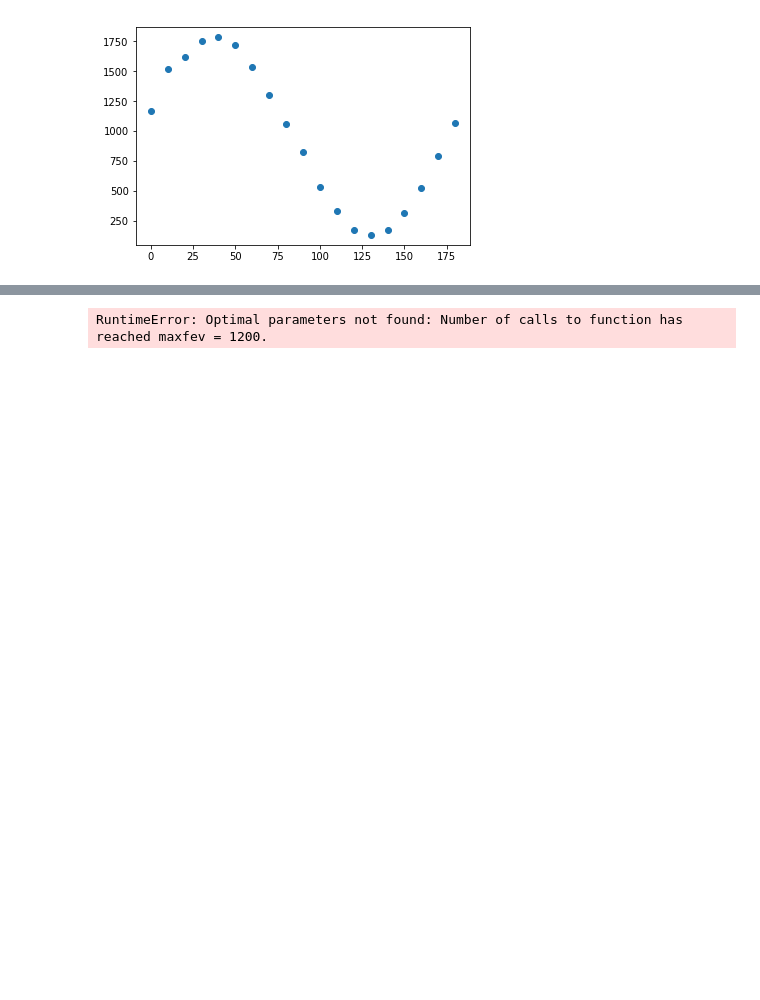
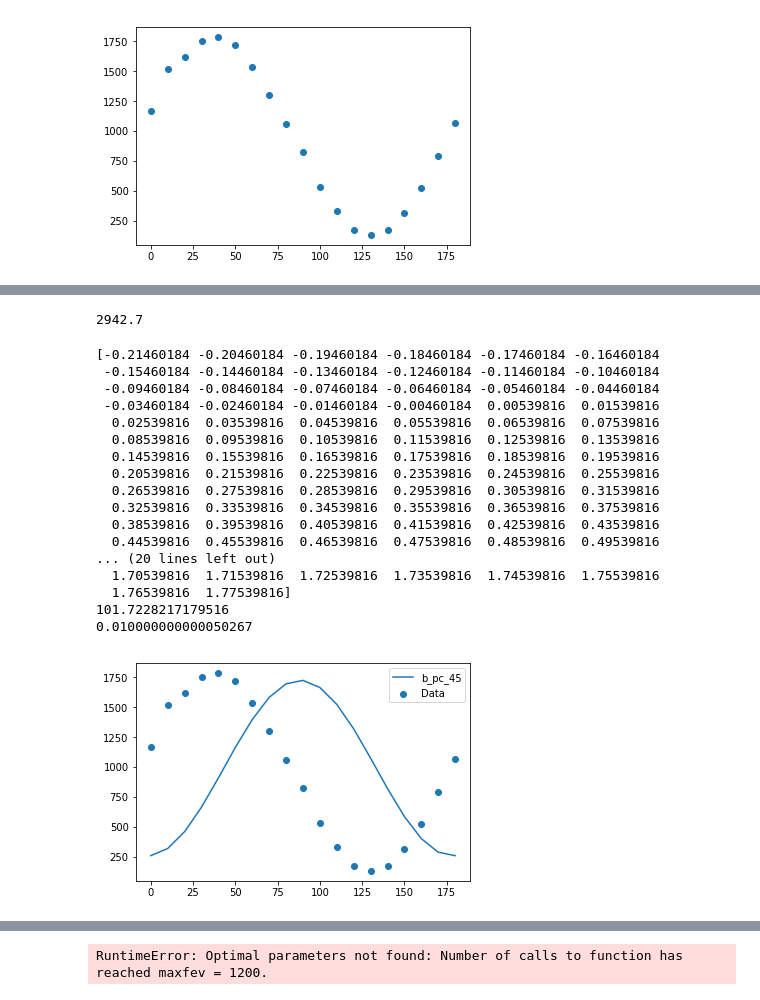
Before and after one commit to indibl99/adv_lab, a Jupyter notebook: Bells_Analysis.ipynb, the cells around one changed output, grey strips where cells are left out. Cells and saved outputs as stored; diff of their text form; code cells hidden in the pictures; blank space fills up the shorter version.

```diff
--- a/Bells_Analysis.ipynb
+++ b/Bells_Analysis.ipynb
@@ -46,0 +47,7 @@ SyntaxError: invalid syntax (<ipython-input-258-75f25b806e91>, line 1)
+# %%
+C_raw = 255.9 #N(0,90)
+A_raw = 1688.8 + 1765.7 + - 2*C_raw #N(0,0) + N(90,90) - 2C
+print(A_raw)
+ALPHA = 45
+# %% [output]
+2942.7
@@ -47,8 +87,40 @@ SyntaxError: invalid syntax (<ipython-input-258-75f25b806e91>, line 1)
 # %%
 def N_global(x, A, alpha, theta, phim, C):
     alpha = np.radians(alpha)
+    #alpha = np.pi/4
     x = np.radians(x)
     theta = np.radians(theta)
     phim = np.radians(phim)
 
-    return A * ( (np.sin(alpha)**2)*(np.sin(x)**2)*(np.sin(theta)**2) + (np.cos(alpha)**2)*(np.cos(x)**2)*(np.sin(theta)**2)) + 0.25*(np.sin(2*alpha)*np.sin(2*x)*np.sin(2*theta)*np.cos(phim)) + C
+    return A * (( (np.sin(alpha)**2)*(np.sin(x)**2)*(np.cos(theta)**2) + (np.cos(alpha)**2)*(np.cos(x)**2)*(np.sin(theta)**2)) + 0.25*(np.sin(2*alpha)*np.sin(2*x)*np.sin(2*theta)*np.cos(phim))) + C
+# %%
+optimized_theta, optimized_phim = herbert(beta, alpha, Nc, firstGuess=[45.0, 0.01])
+print(np.degrees(optimized_theta))
+print(np.degrees(optimized_phim))
+
+params = [4000, 45, 45, 10, 40]
+plt.scatter(beta, Nc, label='Data')
+plt.plot(beta, N_global(beta, 2942.7, 45, optimized_theta, optimized_phim, 255.9))
+plt.legend(loc='best')
+#plt.ylim(1020, 1050)
+
+plt.show()
+# %% [output]
+[-0.21460184 -0.20460184 -0.19460184 -0.18460184 -0.17460184 -0.16460184
+ -0.15460184 -0.14460184 -0.13460184 -0.12460184 -0.11460184 -0.10460184
+ -0.09460184 -0.08460184 -0.07460184 -0.06460184 -0.05460184 -0.04460184
+ -0.03460184 -0.02460184 -0.01460184 -0.00460184  0.00539816  0.01539816
+  0.02539816  0.03539816  0.04539816  0.05539816  0.06539816  0.07539816
+  0.08539816  0.09539816  0.10539816  0.11539816  0.12539816  0.13539816
+  0.14539816  0.15539816  0.16539816  0.17539816  0.18539816  0.19539816
+  0.20539816  0.21539816  0.22539816  0.23539816  0.24539816  0.25539816
+  0.26539816  0.27539816  0.28539816  0.29539816  0.30539816  0.31539816
+  0.32539816  0.33539816  0.34539816  0.35539816  0.36539816  0.37539816
+  0.38539816  0.39539816  0.40539816  0.41539816  0.42539816  0.43539816
+  0.44539816  0.45539816  0.46539816  0.47539816  0.48539816  0.49539816
+... (20 lines left out)
+  1.70539816  1.71539816  1.72539816  1.73539816  1.74539816  1.75539816
+  1.76539816  1.77539816]
+101.7228217179516
+0.010000000000050267
+[figure, added]
```
Also changed, not shown: parts of 11 cells of this notebook.
